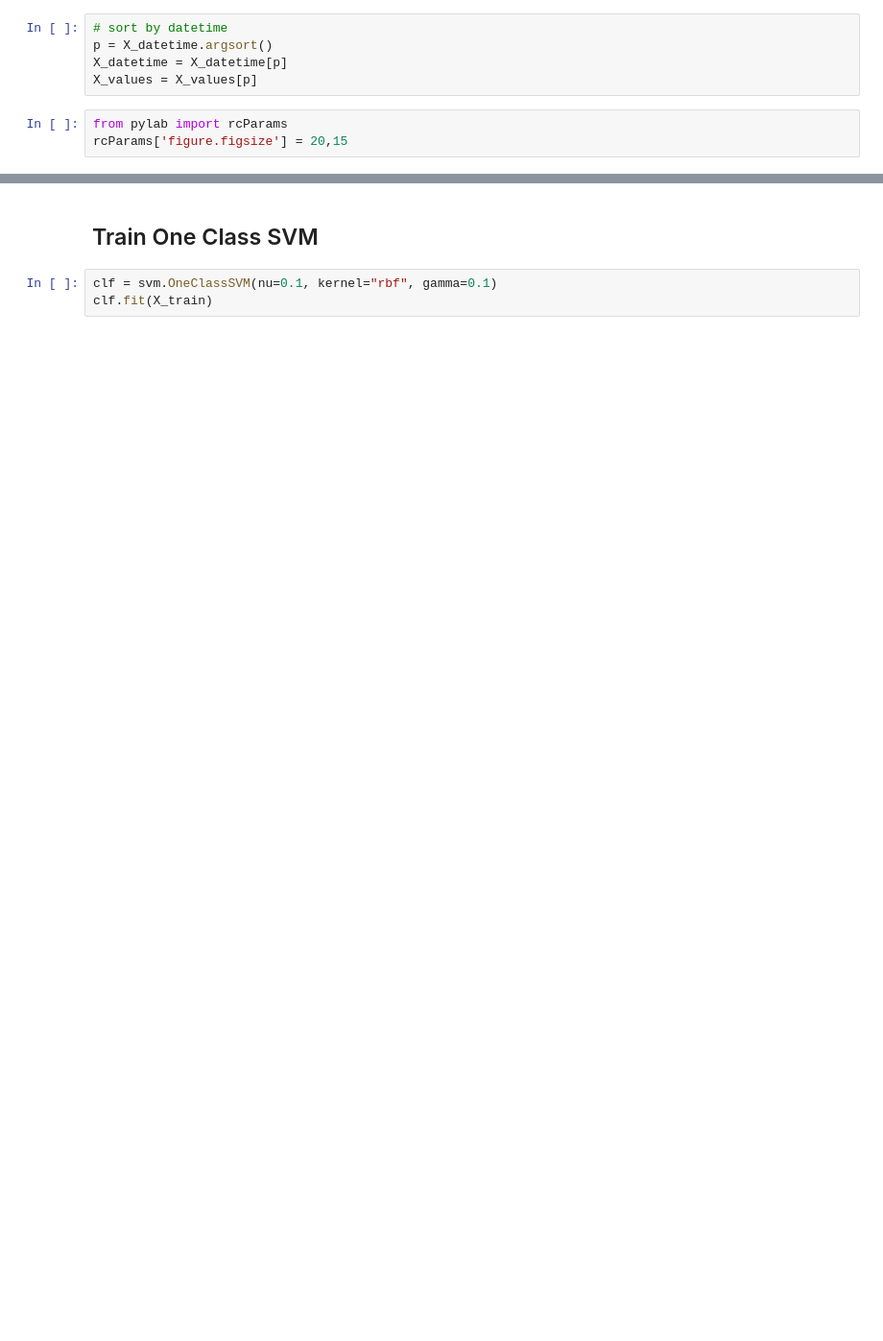
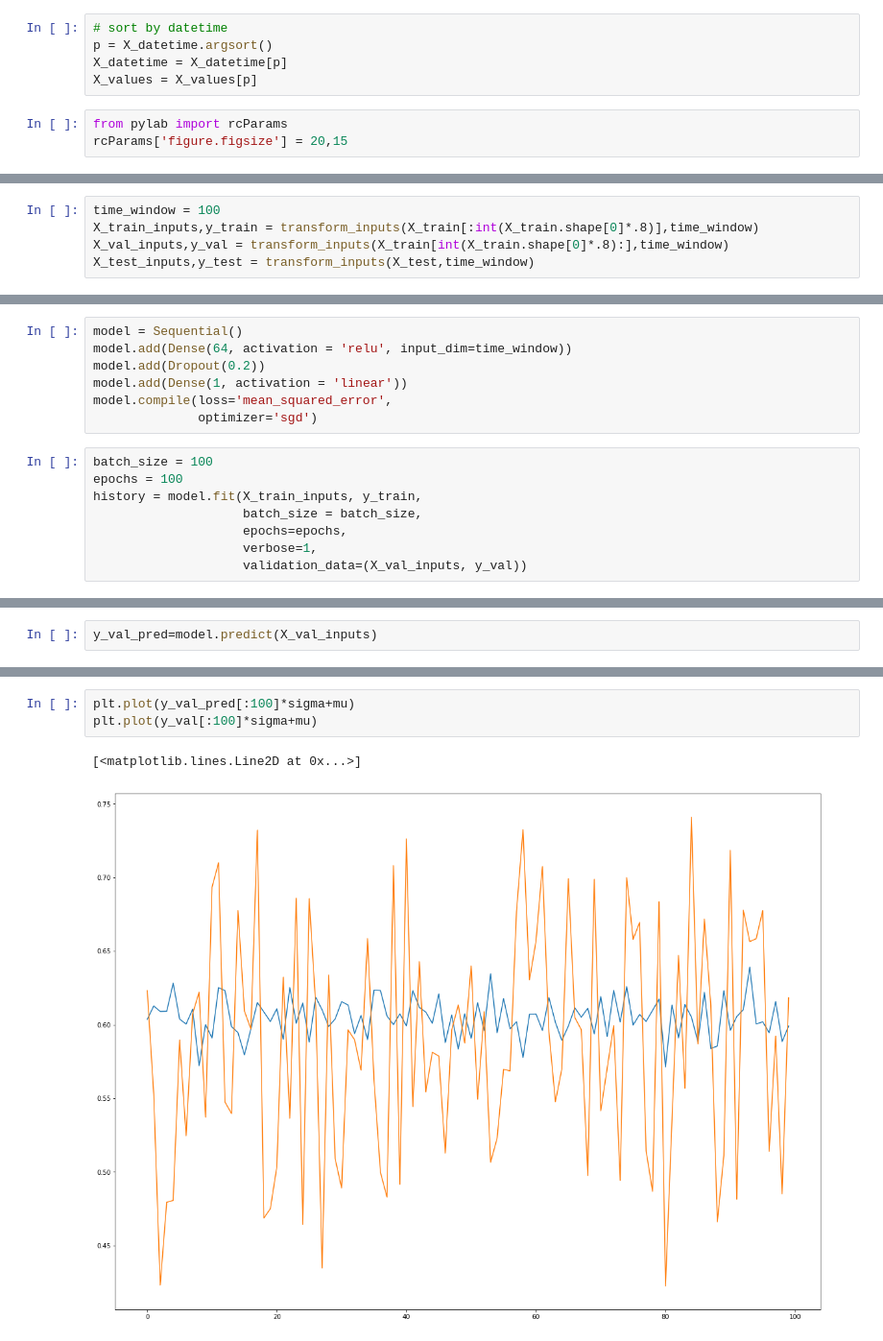
Before and after one commit to spaturu/Utilities, a Jupyter notebook: Utilities_Kurtis.ipynb, the cells around one changed output, grey strips where cells are left out. Shown: that part at 96% size. Cells and saved outputs as stored; diff of their text form; blank space fills up the shorter version.

```diff
--- a/Utilities_Kurtis.ipynb
+++ b/Utilities_Kurtis.ipynb
@@ -222,0 +218,5 @@ array([  0.00000000e+00,   7.12000000e-01,   1.10100000e+00,
+# %%
+time_window = 100
+X_train_inputs,y_train = transform_inputs(X_train[:int(X_train.shape[0]*.8)],time_window)
+X_val_inputs,y_val = transform_inputs(X_train[int(X_train.shape[0]*.8):],time_window)
+X_test_inputs,y_test = transform_inputs(X_test,time_window)
@@ -222,0 +237,15 @@ array([  0.00000000e+00,   7.12000000e-01,   1.10100000e+00,
+# %%
+model = Sequential()
+model.add(Dense(64, activation = 'relu', input_dim=time_window))
+model.add(Dropout(0.2))
+model.add(Dense(1, activation = 'linear'))
+model.compile(loss='mean_squared_error',
+              optimizer='sgd')
+# %%
+batch_size = 100
+epochs = 100
+history = model.fit(X_train_inputs, y_train,
+                    batch_size = batch_size,
+                    epochs=epochs,
+                    verbose=1,
+                    validation_data=(X_val_inputs, y_val))
@@ -223,3 +278,5 @@ array([  0.00000000e+00,   7.12000000e-01,   1.10100000e+00,
+# %%
+y_val_pred=model.predict(X_val_inputs)
 # %%
 y_test
 # %% [output]
@@ -243,5 +285,6 @@ array([1, 1, 0, 0, 0, 1, 1, 0, 1, 0, 1, 1, 0, 1, 0, 0, 1, 0, 0, 1, 0, 0, 0,
-# %% [markdown]
-## Train One Class SVM
-# %%
-clf = svm.OneClassSVM(nu=0.1, kernel="rbf", gamma=0.1)
-clf.fit(X_train)
+# %%
+plt.plot(y_val_pred[:100]*sigma+mu)
+plt.plot(y_val[:100]*sigma+mu)
+# %% [output]
+[<matplotlib.lines.Line2D at 0x...>]
+[figure, added]
```
Also changed, not shown: parts of 50 cells of this notebook.
